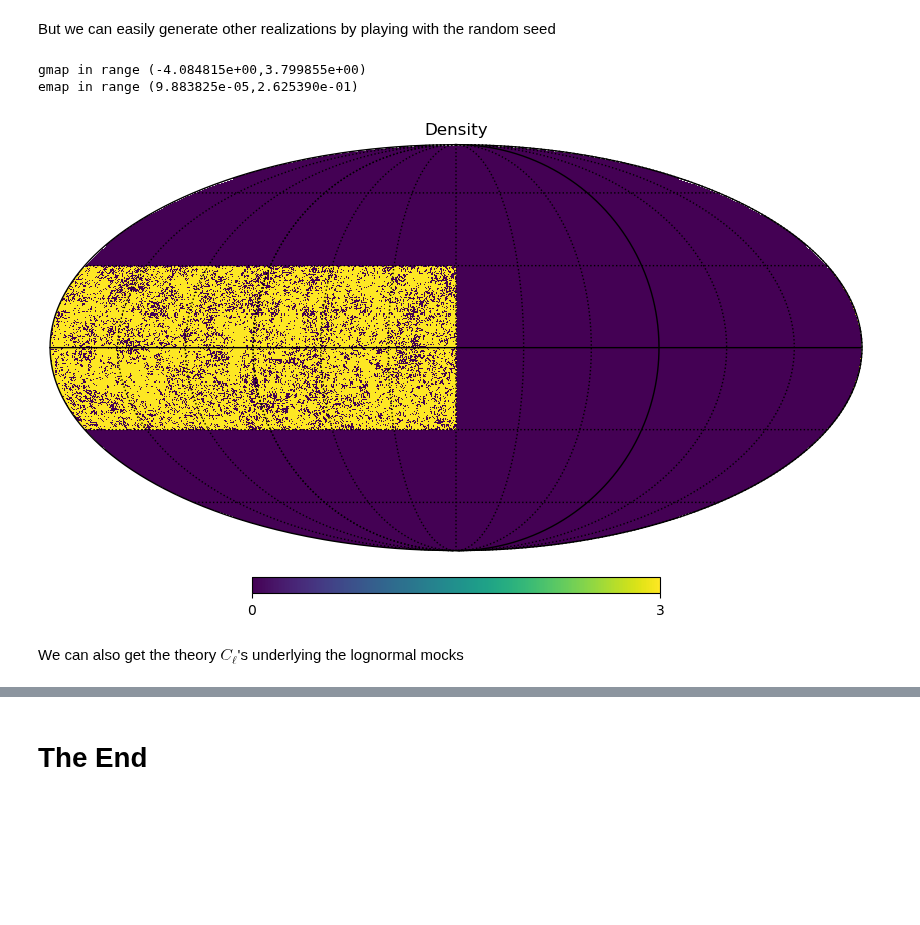
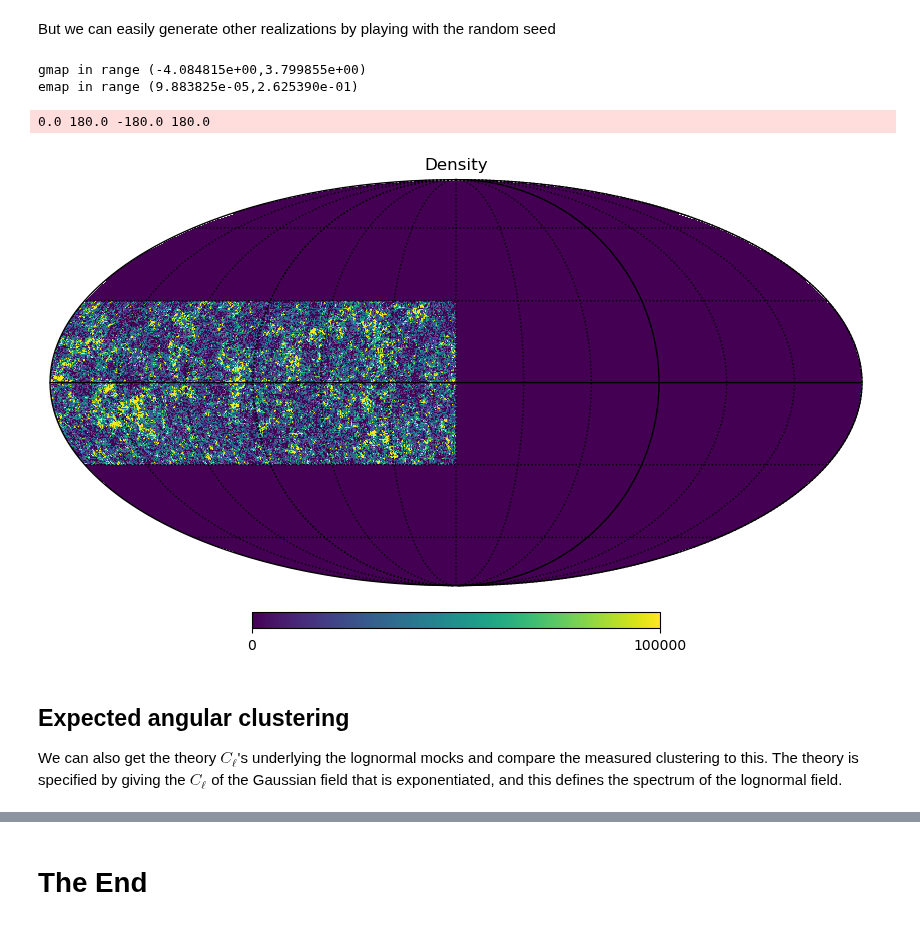
Before and after one commit to martinjameswhite/directsht, a Jupyter notebook: notebooks/making_mocks.ipynb, the cells around one changed output, grey strips where cells are left out. Saved outputs shown, nothing was run; the diff lists cells and outputs as text; code cells hidden in the pictures; blank space fills up the shorter version.

```diff
--- a/notebooks/making_mocks.ipynb
+++ b/notebooks/making_mocks.ipynb
@@ -45,7 +42,7 @@ def lognormal_catalog(Npnt,clg,nside=256, seed=None):
 # Generate points -- start with full sky
 ell  = np.arange(1000)
 ell0 = 10.
-clg  = 0.01 * (ell0/(ell+ell0))**(2.)
+clg  = 0.01 * (ell0/(ell+ell0))**2
 nside= 2048
 # Below we will cut to 1/4 of the sky, so let's
 # generate a full-sky map of 4x as many objects
@@ -121,13 +125,16 @@ But we can easily generate other realizations by playing with the random seed
 # %%
 t, p, w = Mocks_obj(seed=4242)
 dmap_v2 = make_map(t,p,w,nside)
 #
-hp.mollview(dmap_v2,rot=90,max=3,norm='hist',title='Density')
+hp.mollview(dmap_v2,rot=90,max=1e5,title='Density')
 hp.graticule()
 # %% [output]
 gmap in range (-4.084815e+00,3.799855e+00)
 emap in range (9.883825e-05,2.625390e-01)
+0.0 180.0 -180.0 180.0
-[figure, old version]
+[figure, new version]
 # %% [markdown]
-We can also get the theory $C_\ell$'s underlying the lognormal mocks
+## Expected angular clustering
+
+We can also get the theory $C_\ell$'s underlying the lognormal mocks and compare the measured clustering to this.  The theory is specified by giving the $C_\ell$ of the Gaussian field that is exponentiated, and this defines the spectrum of the lognormal field.
 # %%
```
Also changed, not shown: parts of 9 cells of this notebook.
